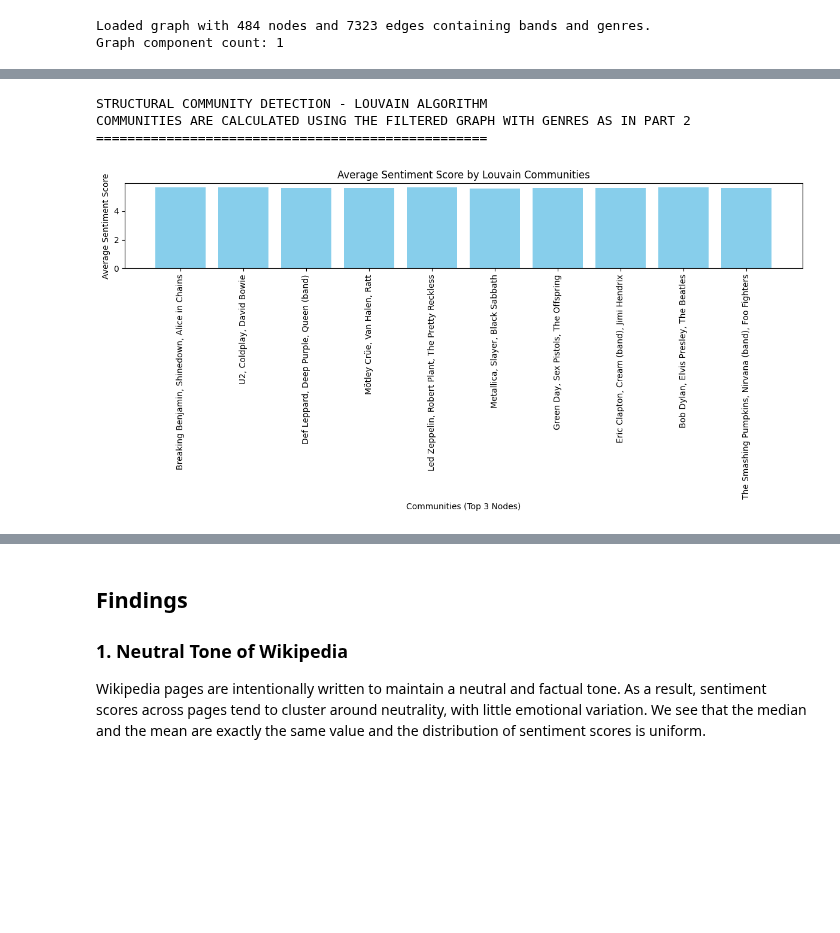
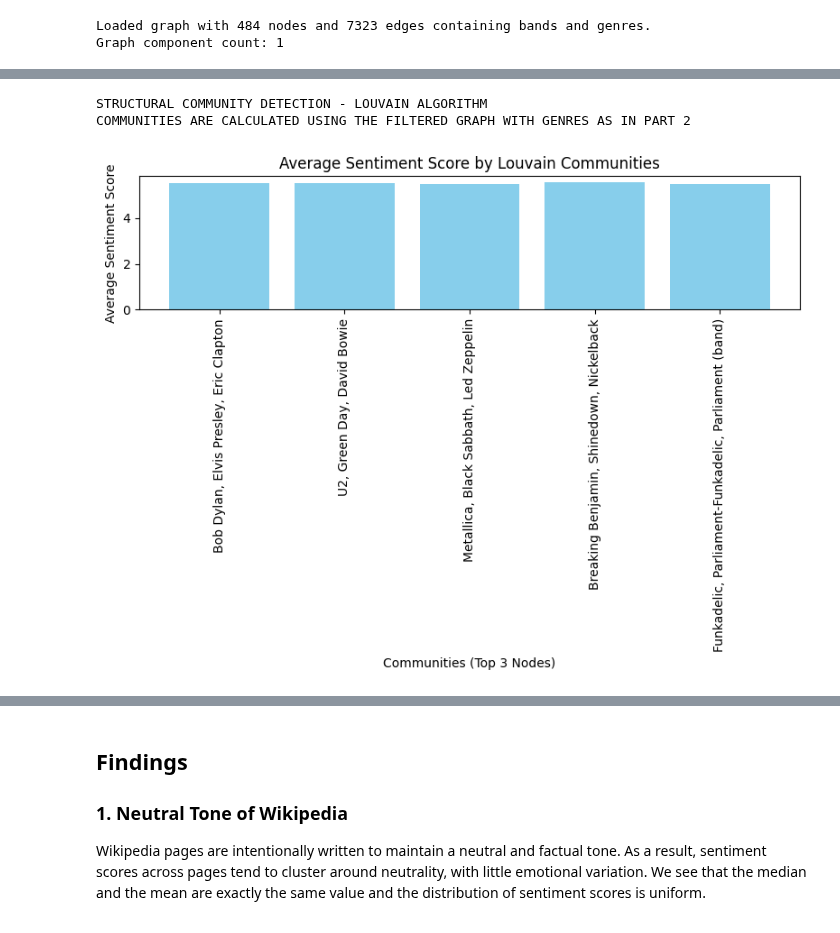
Before and after one commit to rifolio/dtu-projects-2025-autumn, a Jupyter notebook: social-graphs/assignment-2-parts/part-4-sentiment-analysis.ipynb, the cells around one changed output, grey strips where cells are left out. Cells and saved outputs as stored; diff of their text form; code cells hidden in the pictures; blank space fills up the shorter version.

```diff
--- a/social-graphs/assignment-2-parts/part-4-sentiment-analysis.ipynb
+++ b/social-graphs/assignment-2-parts/part-4-sentiment-analysis.ipynb
@@ -170,50 +148,52 @@ import networkx.algorithms.community as nx_comm
 
 print("STRUCTURAL COMMUNITY DETECTION - LOUVAIN ALGORITHM")
 print("COMMUNITIES ARE CALCULATED USING THE FILTERED GRAPH WITH GENRES AS IN PART 2")
-print("=" * 50)
 
-# Apply Louvain algorithm to find communities
-louvain_communities = nx_comm.louvain_communities(G_genres,  resolution=1.5,seed=42)
+
+
+# TODO: THIS SHOULD BE DELETED WHEN MERGED WITH OTHER PARTS
+louvain_communities = nx_comm.louvain_communities(G_genres, seed=42)
+sorted_louvain_communities = sorted(
+    louvain_communities, key=lambda x: len(x), reverse=True
+)
 # %% [output]
 STRUCTURAL COMMUNITY DETECTION - LOUVAIN ALGORITHM
 COMMUNITIES ARE CALCULATED USING THE FILTERED GRAPH WITH GENRES AS IN PART 2
-==================================================
 # %%
-# For this exercise, we use the structural communities (just the 10 largest ones)
-community_sentiments = []
-for i, comm in enumerate(louvain_communities):
+louvain_community_sentiments = []
+for i, comm in enumerate(sorted_louvain_communities):
     comm_sentiments = []
     for node in comm:
         sentiment = G_genres.nodes[node].get('sentiment')
         if sentiment is not None:
             comm_sentiments.append(sentiment)
     if comm_sentiments:
         avg_sentiment = sum(comm_sentiments) / len(comm_sentiments)
     else:
         avg_sentiment = None
-    community_sentiments.append((i, len(comm), avg_sentiment))
-# name communities by the 3 most connected nodes
+    louvain_community_sentiments.append((i, len(comm), avg_sentiment))
+
+# name communities by the 3 most connected bands/nodes
 comm_names = []
-for i, comm in enumerate(louvain_communities):
+for i, comm in enumerate(sorted_louvain_communities):
     subgraph = G_genres.subgraph(comm)
     degrees = subgraph.degree()
     top_nodes = sorted(degrees, key=lambda x: x[1], reverse=True)[:3]
     name = ", ".join([n[0] for n in top_nodes])
     comm_names.append(name)
-#plot community sentiments
 
-import matplotlib.pyplot as plt
-comm_ids = [c[0] for c in community_sentiments]
-comm_sizes = [c[1] for c in community_sentiments]
-comm_avg_sentiments = [c[2] for c in community_sentiments]
+# Plot community sentiments
+comm_ids = [c[0] for c in louvain_community_sentiments]
+comm_sizes = [c[1] for c in louvain_community_sentiments]
+comm_avg_sentiments = [c[2] for c in louvain_community_sentiments]
 
-plt.figure(figsize=(12, 6))
+plt.figure(figsize=(8, 6))
 plt.bar(comm_ids, comm_avg_sentiments, color='skyblue')
 plt.xticks(comm_ids, comm_names, rotation=90)
 plt.xlabel("Communities (Top 3 Nodes)")
 plt.ylabel("Average Sentiment Score")
 plt.title("Average Sentiment Score by Louvain Communities")
 plt.tight_layout()
 plt.show()
 # %% [output]
-[figure, old version]
+[figure, new version]
```
Also changed, not shown: parts of 17 cells of this notebook, 3 other files.
